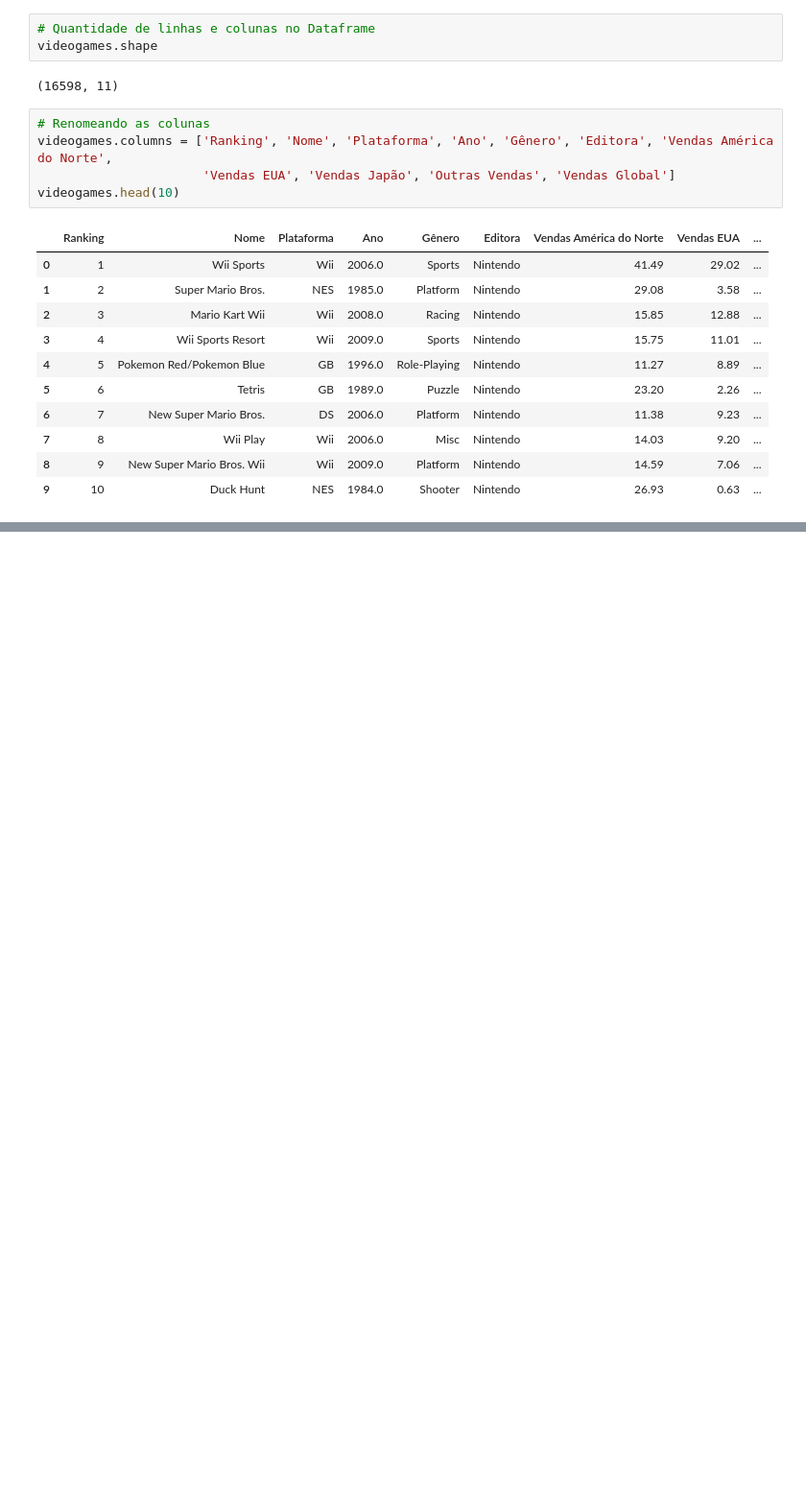
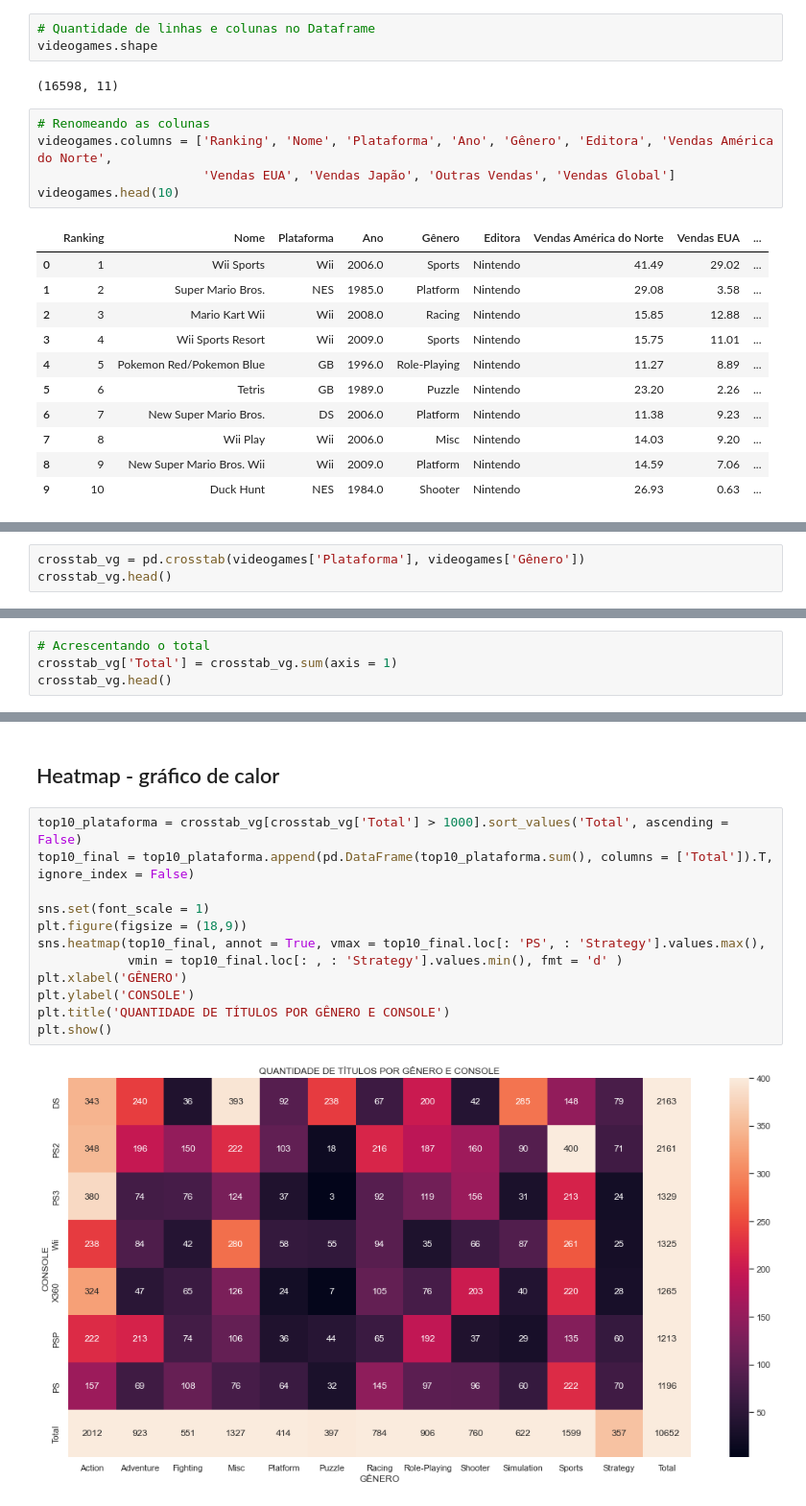
Before and after one commit to elle-rapachi/Vendas-de-Jogos-de-Videogames, a Jupyter notebook: Vendas de Jogos de Videogames.ipynb, the cells around one changed output, grey strips where cells are left out. Shown: that part at 96% size. Drawn from its saved outputs; the diff is of its cells as text; blank space fills up the shorter version.

Commit message:
Criação do Heatmap

```diff
--- a/Vendas de Jogos de Videogames.ipynb
+++ b/Vendas de Jogos de Videogames.ipynb
@@ -137,0 +140,3 @@ plt.show()
+# %%
+crosstab_vg = pd.crosstab(videogames['Plataforma'], videogames['Gênero'])
+crosstab_vg.head()
@@ -137,0 +151,4 @@ plt.show()
+# %%
+# Acrescentando o total
+crosstab_vg['Total'] = crosstab_vg.sum(axis = 1)
+crosstab_vg.head()
@@ -137,0 +163,16 @@ plt.show()
+# %% [markdown]
+## Heatmap - gráfico de calor
+# %%
+top10_plataforma = crosstab_vg[crosstab_vg['Total'] > 1000].sort_values('Total', ascending = False)
+top10_final = top10_plataforma.append(pd.DataFrame(top10_plataforma.sum(), columns = ['Total']).T, ignore_index = False)
+
+sns.set(font_scale = 1)
+plt.figure(figsize = (18,9))
+sns.heatmap(top10_final, annot = True, vmax = top10_final.loc[: 'PS', : 'Strategy'].values.max(),
+            vmin = top10_final.loc[: , : 'Strategy'].values.min(), fmt = 'd' )
+plt.xlabel('GÊNERO')
+plt.ylabel('CONSOLE')
+plt.title('QUANTIDADE DE TÍTULOS POR GÊNERO E CONSOLE')
+plt.show()
+# %% [output]
+[figure, added]
```
Also changed, not shown: parts of 15 cells of this notebook.
